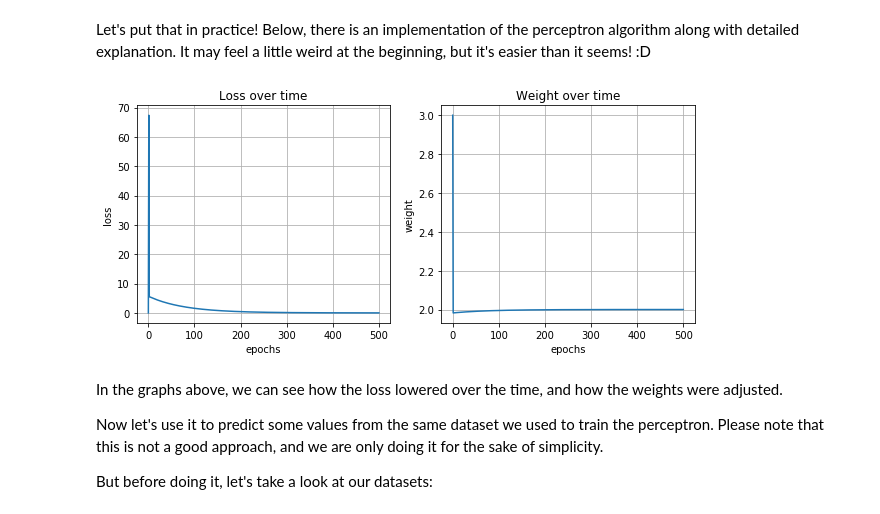
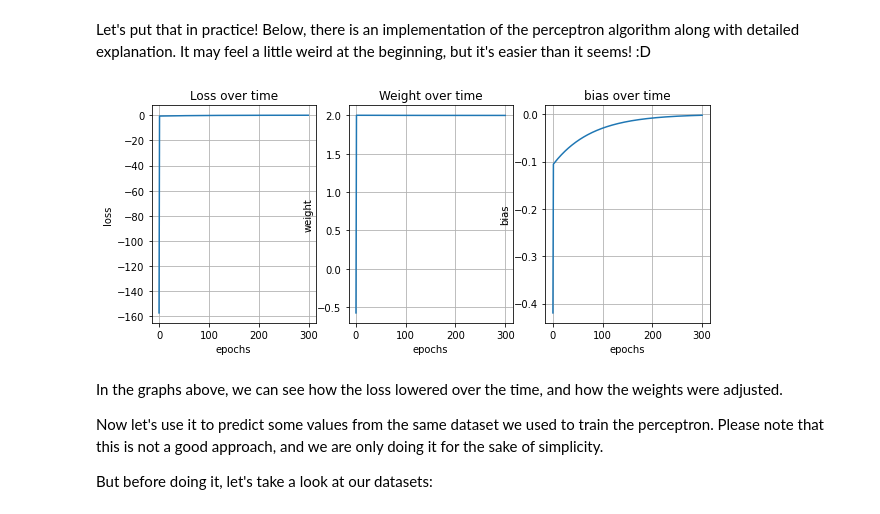
Before and after one commit to sebratec-academy/deep-learning-foundation, a Jupyter notebook: 1-Introduction/perceptrons.ipynb, the cells around one changed output. Cells and saved outputs as stored; diff of their text form; code cells hidden in the pictures.

Commit message:
Lab 1 Improvements:
- Weights and bias are initialized randomly
- Plots bias over time
- Plots predictions

```diff
--- a/1-Introduction/perceptrons.ipynb
+++ b/1-Introduction/perceptrons.ipynb
@@ -37,51 +37,57 @@ It is important to know that this function is commonly found in simple perceptro
 # %% [markdown]
 Let's put that in practice! Below, there is an implementation of the perceptron algorithm along with detailed explanation. It may feel a little weird at the beginning, but it's easier than it seems! :D
 # %%
-# In this example, we are coding a simple neuron with 1 input and a bias
+# In this example, we are coding a single neuron with 1 input, bias, and a single output
 import numpy as np
 
-# First, you need to choose your initial values:
-weight = 3
-bias = 1
-learning_rate = 0.002
-epochs = 500
-loss = 0
-
-# Now we are generating a very simple dataset to be able to train our neuron
+# We are going to teach it with a very simple dataset
 inputs = np.array(range(50))
 ground_truths = inputs * 2
 
-# Store the losses here so we can display a graphic
-loss_over_epochs = [loss]
+# Some learning hyperparameters
+learning_rate = 0.002
+epochs = 300
 
-# Store the weigths here so we can show they updating as the epochs pass
+# The weights and bias are inicialized randomly
+weight = np.random.uniform(low=-1, high=1)
+bias = np.random.uniform(low=-1, high=1)
+
+# Store some information so we can plot it later
 weights_over_epochs = [weight]
+bias_over_epochs = [bias]
+loss_over_epochs = []
 
-# This will run for the specified amount of epochs. In this case, 500
+# This will run for the specified amount of epochs
 for epoch in range(epochs):
   accumulated_loss = 0
   for index, input in enumerate(inputs): # for each element inside the inputs array:
     guess_value = (weight * input) + bias # multiply the weight for the input, and add the bias;
     loss = guess_value - ground_truths[index] # calculate loss by subtracting the predicted value from the ground truth
     weight = weight - input*loss*learning_rate # Update the weight. Note how the learning rate influenciates this.
     bias = bias - loss*learning_rate # Update the bias. Learning rate is also very important here.
     accumulated_loss = accumulated_loss + loss
   weights_over_epochs.append(weight)
+  bias_over_epochs.append(bias)
   loss_over_epochs.append(accumulated_loss)
 
 # Plot the loss over the epochs in a graph
-fig, axes = plt.subplots(nrows=1, ncols=2, figsize=(10, 4))
-axes[0].plot(range(epochs+1),loss_over_epochs)
+fig, axes = plt.subplots(nrows=1, ncols=3, figsize=(10, 4))
+axes[0].plot(range(epochs),loss_over_epochs)
 axes[0].set(xlabel='epochs', ylabel='loss', title='Loss over time')
 axes[0].grid()
 
 # Plot the weight over the epochs
 axes[1].plot(range(epochs+1),weights_over_epochs)
 axes[1].set(xlabel='epochs', ylabel='weight', title='Weight over time')
 axes[1].grid()
+
+# Plot the bias over the epochs
+axes[2].plot(range(epochs+1),bias_over_epochs)
+axes[2].set(xlabel='epochs', ylabel='bias', title='bias over time')
+axes[2].grid()
 plt.show()
 # %% [output]
-[figure, old version]
+[figure, new version]
 # %% [markdown]
 In the graphs above, we can see how the loss lowered over the time, and how the weights were adjusted.
 
```
Also changed, not shown: parts of 4 cells of this notebook.
